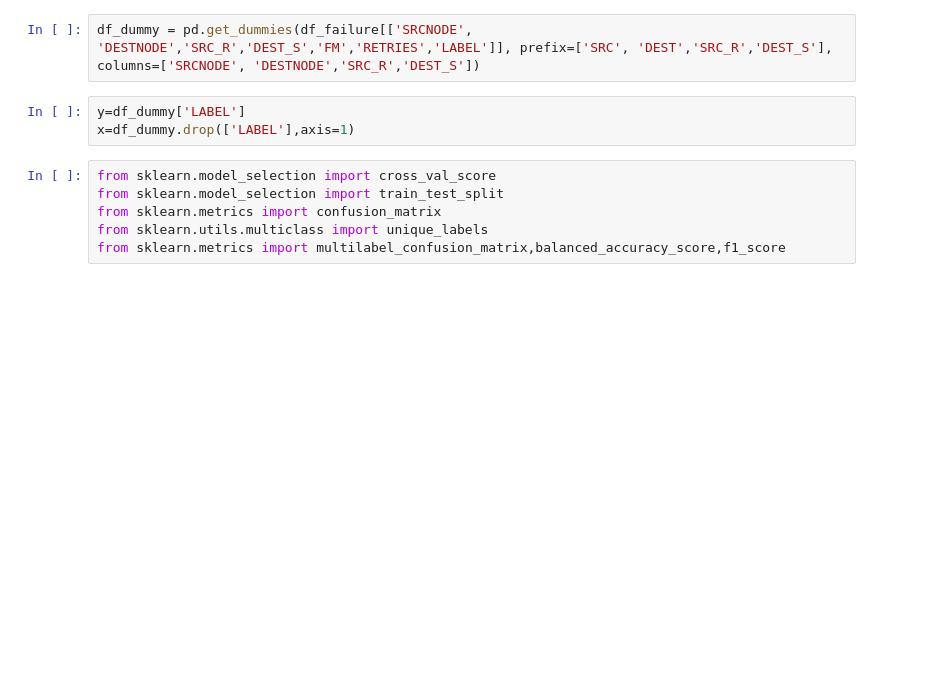
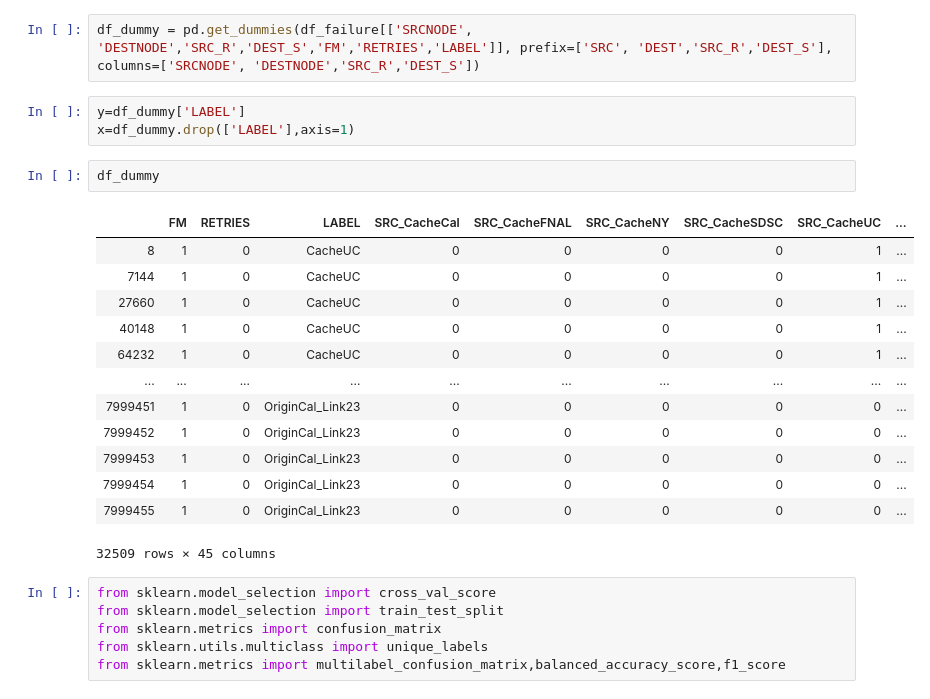
Before and after one commit to RENCI-NRIG/IRIS, a Jupyter notebook: analysis/rca_decisiontree.ipynb, the cells around one changed output. Drawn from its saved outputs; the diff is of its cells as text; blank space fills up the shorter version.

```diff
--- a/analysis/rca_decisiontree.ipynb
+++ b/analysis/rca_decisiontree.ipynb
@@ -25,6 +25,22 @@ df_dummy = pd.get_dummies(df_failure[['SRCNODE', 'DESTNODE','SRC_R','DEST_S','FM
 # %%
 y=df_dummy['LABEL']
 x=df_dummy.drop(['LABEL'],axis=1)
+# %%
+df_dummy
+# %% [output]
+|  | FM | RETRIES | LABEL | SRC_CacheCal | SRC_CacheFNAL | SRC_CacheNY | SRC_CacheSDSC | SRC_CacheUC | ... |
+| 8 | 1 | 0 | CacheUC | 0 | 0 | 0 | 0 | 1 | ... |
+| 7144 | 1 | 0 | CacheUC | 0 | 0 | 0 | 0 | 1 | ... |
+| 27660 | 1 | 0 | CacheUC | 0 | 0 | 0 | 0 | 1 | ... |
+| 40148 | 1 | 0 | CacheUC | 0 | 0 | 0 | 0 | 1 | ... |
+| 64232 | 1 | 0 | CacheUC | 0 | 0 | 0 | 0 | 1 | ... |
+| ... | ... | ... | ... | ... | ... | ... | ... | ... | ... |
+| 7999451 | 1 | 0 | OriginCal_Link23 | 0 | 0 | 0 | 0 | 0 | ... |
+| 7999452 | 1 | 0 | OriginCal_Link23 | 0 | 0 | 0 | 0 | 0 | ... |
+| 7999453 | 1 | 0 | OriginCal_Link23 | 0 | 0 | 0 | 0 | 0 | ... |
+| 7999454 | 1 | 0 | OriginCal_Link23 | 0 | 0 | 0 | 0 | 0 | ... |
+| 7999455 | 1 | 0 | OriginCal_Link23 | 0 | 0 | 0 | 0 | 0 | ... |
+32509 rows × 45 columns
 # %%
 from sklearn.model_selection import cross_val_score
 from sklearn.model_selection import train_test_split
```
Also changed, not shown: 3 other files.
